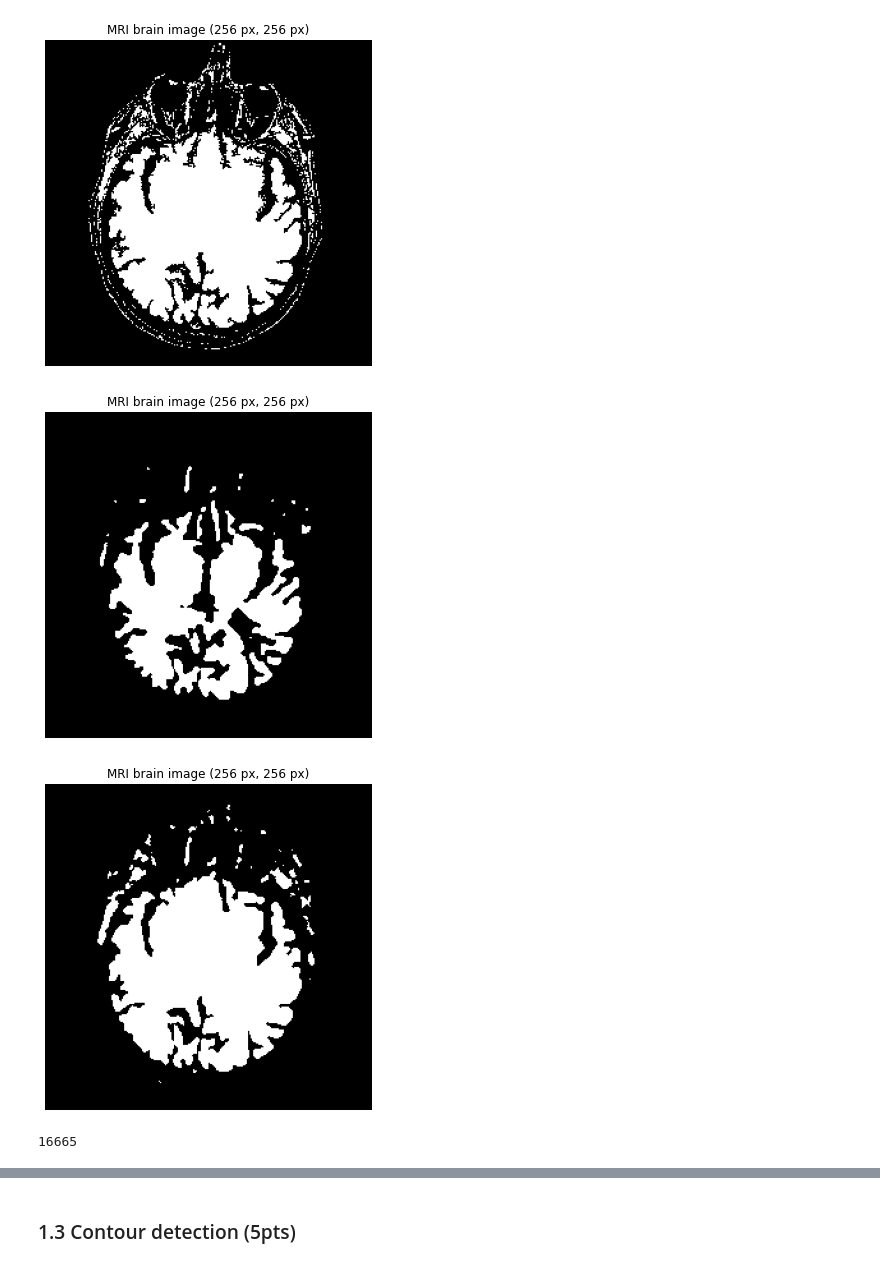
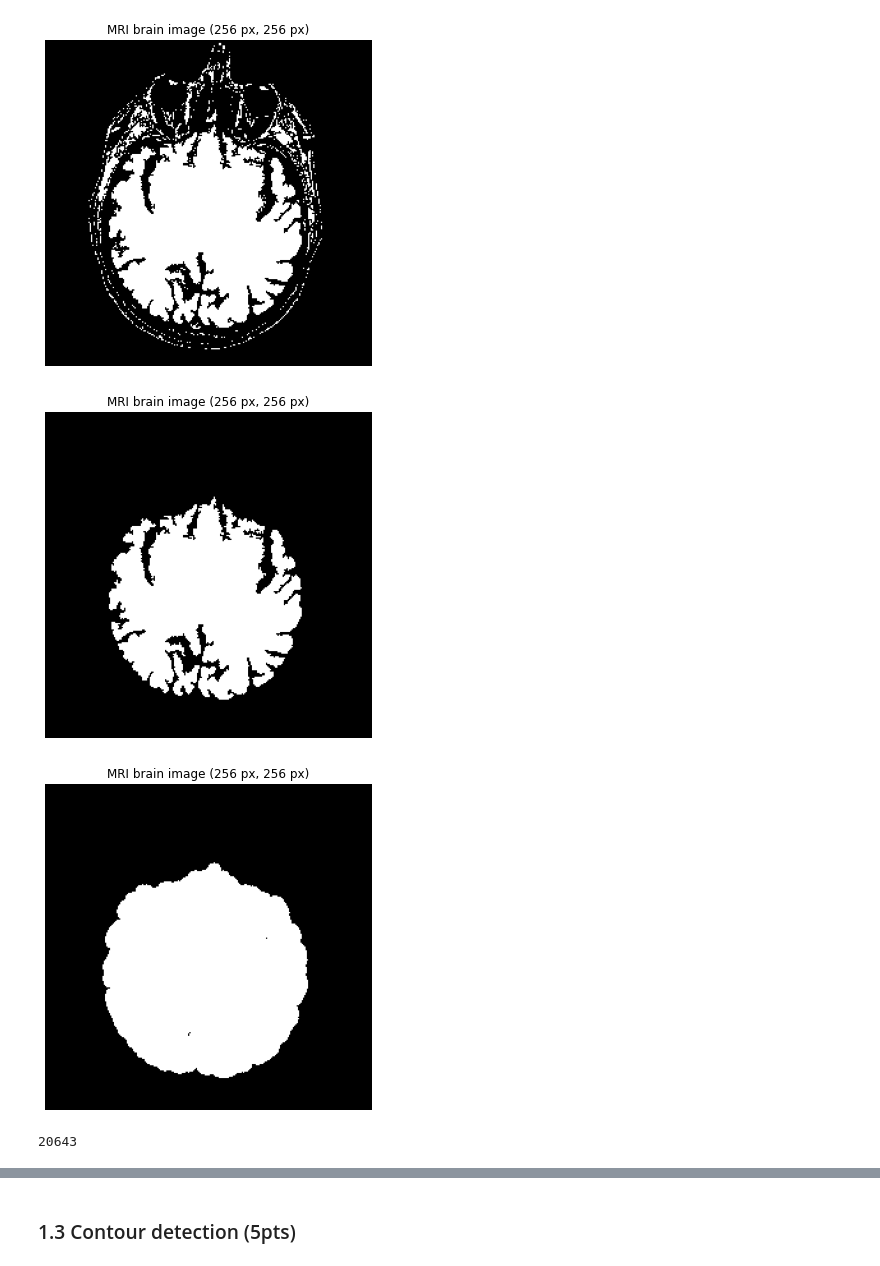
Before and after one commit to benhaj/ImageAnalysisPatternRecognition-labs, a Jupyter notebook: labs/lab_01_segmentation-Copy1.ipynb, the cells around one changed output, grey strips where cells are left out. Cells and saved outputs as stored; diff of their text form; code cells hidden in the pictures.

Commit message:
perform opening and dilation for cleaner output

```diff
--- a/labs/lab_01_segmentation-Copy1.ipynb
+++ b/labs/lab_01_segmentation-Copy1.ipynb
@@ -131,11 +131,13 @@ ax.axis('off')
 plt.show()
 # %% [output]
 [figure]
+# %%
+opened = area_opening(segmentation, 256)
 # %%
 fig, ax = plt.subplots(1, 1, figsize=(6, 6))
-ax.imshow(median(segi.astype('float64'), disk(2)), cmap='gray')
+ax.imshow(opened, cmap='gray')
 ax.set_title('MRI brain image ({} px, {} px)'.format(im_h, im_w))
 ax.axis('off')
 plt.show()
 # %% [output]
-[figure, old version]
+[figure, new version]
@@ -144,15 +144,17 @@ segi = ndi.binary_fill_holes(median(segmentation.astype('float64'), disk(2)))
+# %%
+closed = dilation(opened, disk(5))
 # %%
 fig, ax = plt.subplots(1, 1, figsize=(6, 6))
-ax.imshow(segi, cmap='gray')
+ax.imshow(closed, cmap='gray')
 ax.set_title('MRI brain image ({} px, {} px)'.format(im_h, im_w))
 ax.axis('off')
 plt.show()
 # %% [output]
-[figure, old version]
+[figure, new version]
 # %%
-segi.sum()
+closed.sum()
 # %% [output]
-16665
+20643
 # %%
 # Some of the starting Code is taken from ArnavJain, since it's more readable then my own
 def generate_markers(image):
```
Also changed, not shown: parts of 7 cells of this notebook.
